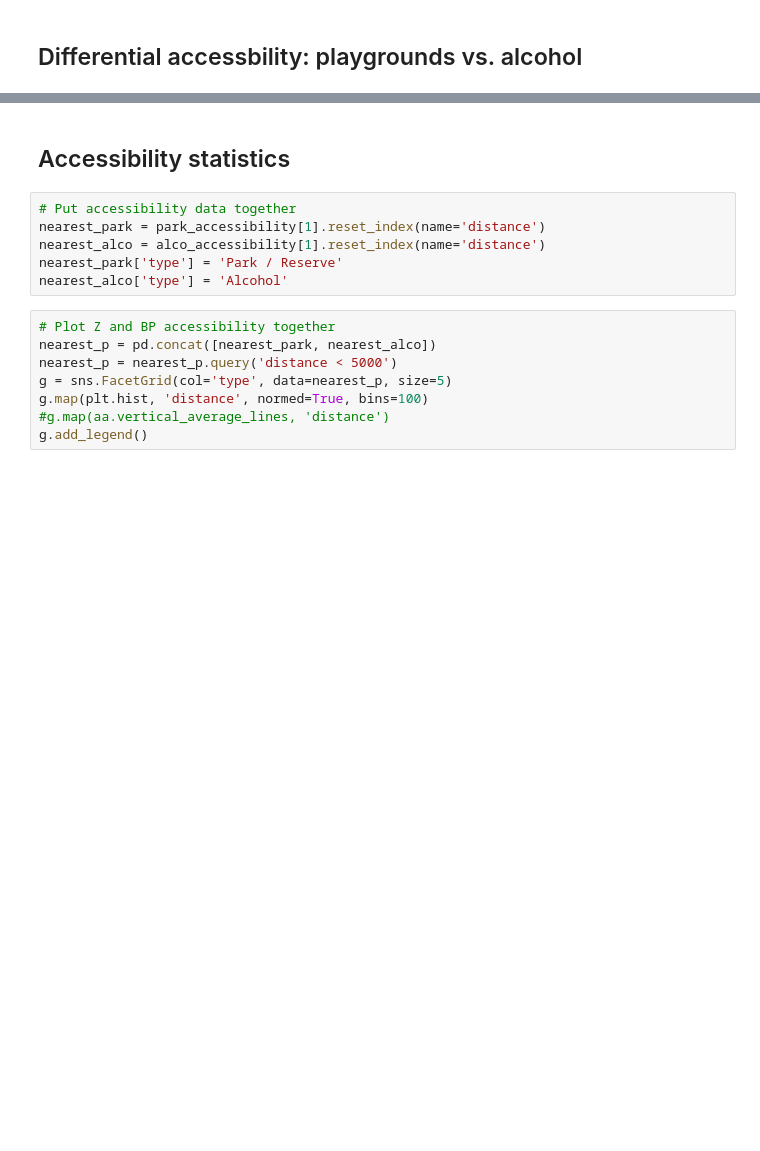
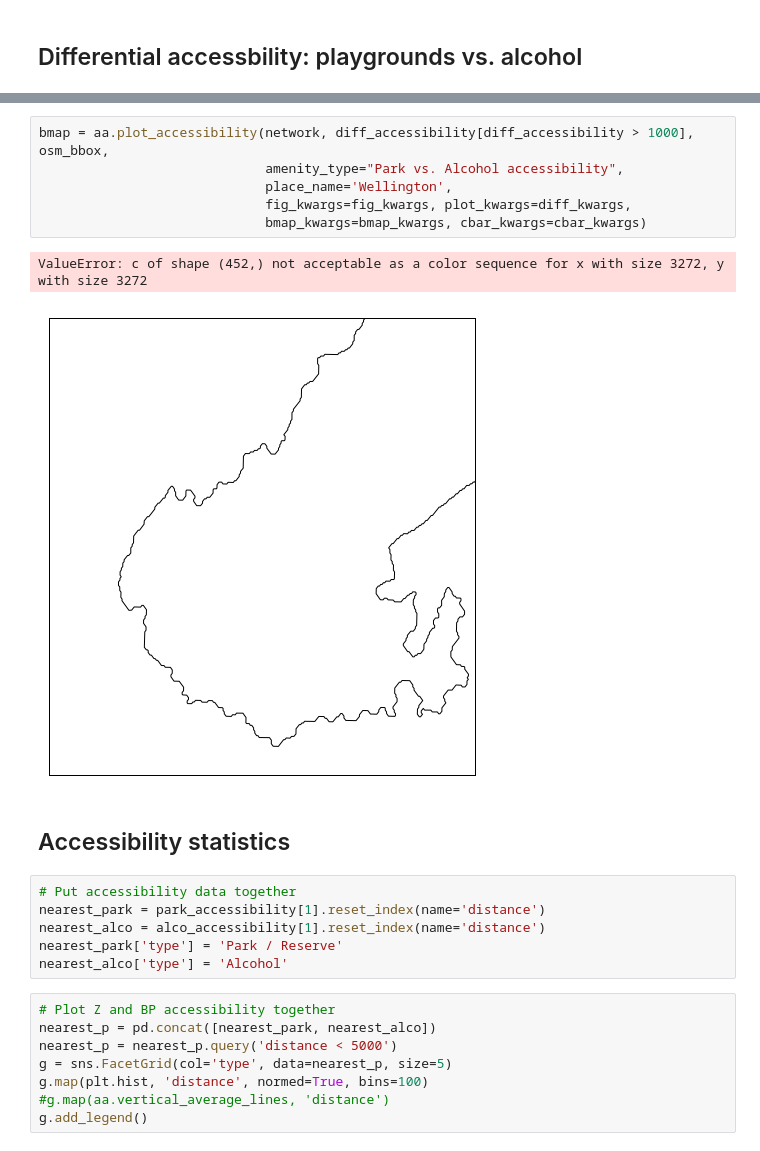
Before and after one commit to shriv/playground-pubs, a Jupyter notebook: Playgrounds vs Pubs.ipynb, the cells around one changed output, grey strips where cells are left out. Drawn from its saved outputs; the diff is of its cells as text; blank space fills up the shorter version.

```diff
--- a/Playgrounds vs Pubs.ipynb
+++ b/Playgrounds vs Pubs.ipynb
@@ -277,3 +306,12 @@ bmap = aa.plot_accessibility(network, diff_accessibility, osm_bbox,
+# %%
+bmap = aa.plot_accessibility(network, diff_accessibility[diff_accessibility > 1000], osm_bbox,
+                             amenity_type="Park vs. Alcohol accessibility",
+                             place_name='Wellington',
+                             fig_kwargs=fig_kwargs, plot_kwargs=diff_kwargs,
+                             bmap_kwargs=bmap_kwargs, cbar_kwargs=cbar_kwargs)
+# %% [output]
+ValueError: c of shape (452,) not acceptable as a color sequence for x with size 3272, y with size 3272
+[figure, added]
 # %% [markdown]
 ## Accessibility statistics
 # %%
```
Also changed, not shown: parts of 16 cells of this notebook, 1 other file.
